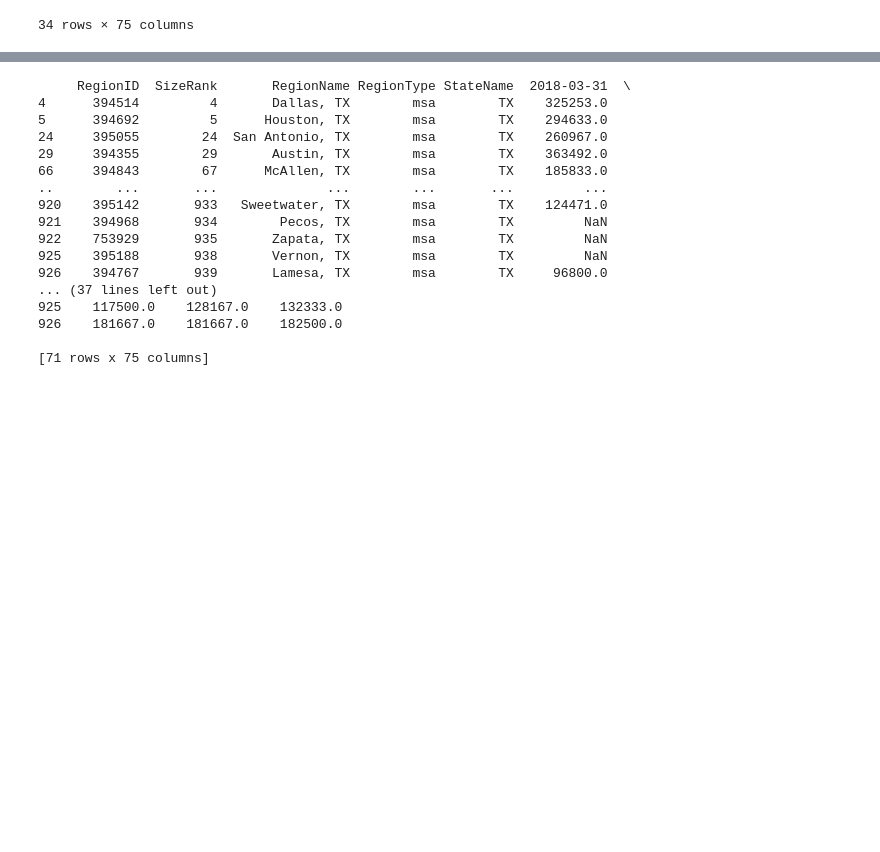
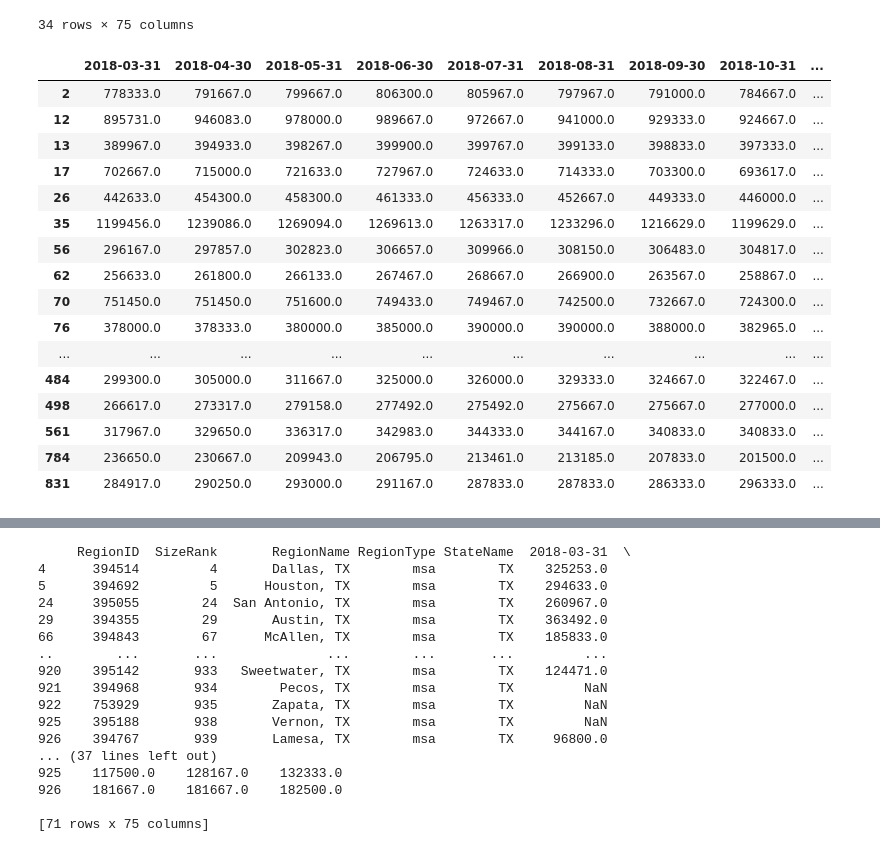
Before and after one commit to JAMayo13240/Data-Analysis-Project-3, a Jupyter notebook: tutor_analysis_mt.ipynb, the cells around one changed output, grey strips where cells are left out. Saved outputs shown, nothing was run; the diff lists cells and outputs as text; code cells hidden in the pictures; blank space fills up the shorter version.

```diff
--- a/tutor_analysis_mt.ipynb
+++ b/tutor_analysis_mt.ipynb
@@ -77,3 +76,25 @@ df_california
 | 784 | 395141 | 793 | Susanville, CA | msa | CA | 236650.0 | 230667.0 | 209943.0 | 206795.0 | ... |
 | 831 | 394508 | 840 | Crescent City, CA | msa | CA | 284917.0 | 290250.0 | 293000.0 | 291167.0 | ... |
 34 rows × 75 columns
+# %%
+selected_columns_ca = [col for col in df_california.columns if any(year in col for year in ['2018'])]
+selected_data_ca_18 = df_california[selected_columns_ca]
+selected_data_ca_18
+# %% [output]
+|  | 2018-03-31 | 2018-04-30 | 2018-05-31 | 2018-06-30 | 2018-07-31 | 2018-08-31 | 2018-09-30 | 2018-10-31 | ... |
+| 2 | 778333.0 | 791667.0 | 799667.0 | 806300.0 | 805967.0 | 797967.0 | 791000.0 | 784667.0 | ... |
+| 12 | 895731.0 | 946083.0 | 978000.0 | 989667.0 | 972667.0 | 941000.0 | 929333.0 | 924667.0 | ... |
+| 13 | 389967.0 | 394933.0 | 398267.0 | 399900.0 | 399767.0 | 399133.0 | 398833.0 | 397333.0 | ... |
+| 17 | 702667.0 | 715000.0 | 721633.0 | 727967.0 | 724633.0 | 714333.0 | 703300.0 | 693617.0 | ... |
+| 26 | 442633.0 | 454300.0 | 458300.0 | 461333.0 | 456333.0 | 452667.0 | 449333.0 | 446000.0 | ... |
+| 35 | 1199456.0 | 1239086.0 | 1269094.0 | 1269613.0 | 1263317.0 | 1233296.0 | 1216629.0 | 1199629.0 | ... |
+| 56 | 296167.0 | 297857.0 | 302823.0 | 306657.0 | 309966.0 | 308150.0 | 306483.0 | 304817.0 | ... |
+| 62 | 256633.0 | 261800.0 | 266133.0 | 267467.0 | 268667.0 | 266900.0 | 263567.0 | 258867.0 | ... |
+| 70 | 751450.0 | 751450.0 | 751600.0 | 749433.0 | 749467.0 | 742500.0 | 732667.0 | 724300.0 | ... |
+| 76 | 378000.0 | 378333.0 | 380000.0 | 385000.0 | 390000.0 | 390000.0 | 388000.0 | 382965.0 | ... |
+| ... | ... | ... | ... | ... | ... | ... | ... | ... | ... |
+| 484 | 299300.0 | 305000.0 | 311667.0 | 325000.0 | 326000.0 | 329333.0 | 324667.0 | 322467.0 | ... |
+| 498 | 266617.0 | 273317.0 | 279158.0 | 277492.0 | 275492.0 | 275667.0 | 275667.0 | 277000.0 | ... |
+| 561 | 317967.0 | 329650.0 | 336317.0 | 342983.0 | 344333.0 | 344167.0 | 340833.0 | 340833.0 | ... |
+| 784 | 236650.0 | 230667.0 | 209943.0 | 206795.0 | 213461.0 | 213185.0 | 207833.0 | 201500.0 | ... |
+| 831 | 284917.0 | 290250.0 | 293000.0 | 291167.0 | 287833.0 | 287833.0 | 286333.0 | 296333.0 | ... |
```
Also changed, not shown: parts of 6 cells of this notebook, 2 other files.
